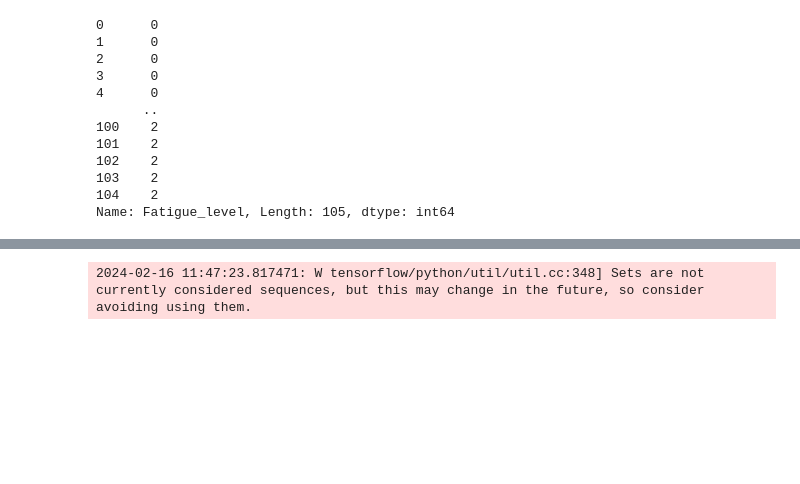
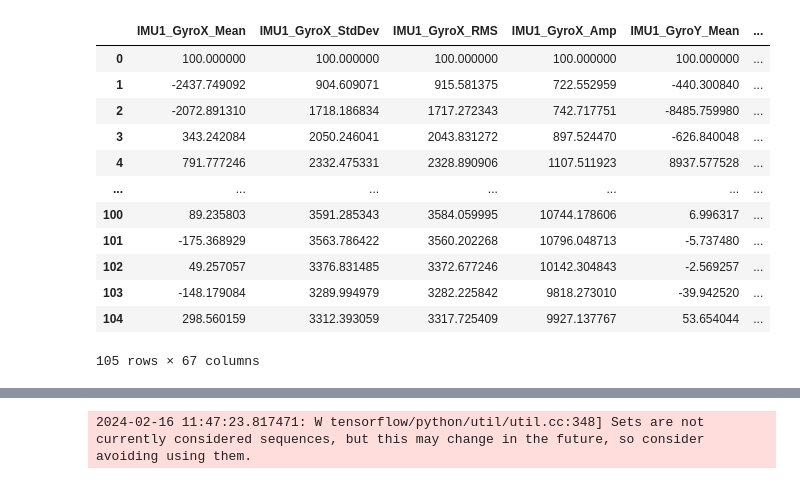
Before and after one commit to shinmohuang/FurtherResearch, a Jupyter notebook: Experiments/Exoskeleton/SepcificParticipant/training.ipynb, the cells around one changed output, grey strips where cells are left out. Drawn from its saved outputs; the diff is of its cells as text; code cells hidden in the pictures; blank space fills up the shorter version.

```diff
--- a/Experiments/Exoskeleton/SepcificParticipant/training.ipynb
+++ b/Experiments/Exoskeleton/SepcificParticipant/training.ipynb
@@ -104,23 +104,24 @@ coreClock: 1.65GHz coreCount: 34 deviceMemorySize: 7.78GiB deviceMemoryBandwidth
 # %%
 # Load your dataset
 dataset = pd.read_csv('../../../Dataset/Exoskeleton/Specific/Subject_12.csv')  # Replace with your dataset path
 dataset.iloc[:, -1] = dataset.iloc[:, -1] - 1
 X = dataset.iloc[:, :-2]  # Features
 y = dataset.iloc[:, -2]-1 # Target
-y
+X
 # %% [output]
+|  | IMU1_GyroX_Mean | IMU1_GyroX_StdDev | IMU1_GyroX_RMS | IMU1_GyroX_Amp | IMU1_GyroY_Mean | ... |
+| 0 | 100.000000 | 100.000000 | 100.000000 | 100.000000 | 100.000000 | ... |
+| 1 | -2437.749092 | 904.609071 | 915.581375 | 722.552959 | -440.300840 | ... |
+| 2 | -2072.891310 | 1718.186834 | 1717.272343 | 742.717751 | -8485.759980 | ... |
+| 3 | 343.242084 | 2050.246041 | 2043.831272 | 897.524470 | -626.840048 | ... |
+| 4 | 791.777246 | 2332.475331 | 2328.890906 | 1107.511923 | 8937.577528 | ... |
+| ... | ... | ... | ... | ... | ... | ... |
+| 100 | 89.235803 | 3591.285343 | 3584.059995 | 10744.178606 | 6.996317 | ... |
+| 101 | -175.368929 | 3563.786422 | 3560.202268 | 10796.048713 | -5.737480 | ... |
+| 102 | 49.257057 | 3376.831485 | 3372.677246 | 10142.304843 | -2.569257 | ... |
+| 103 | -148.179084 | 3289.994979 | 3282.225842 | 9818.273010 | -39.942520 | ... |
+| 104 | 298.560159 | 3312.393059 | 3317.725409 | 9927.137767 | 53.654044 | ... |
-0      0
-1      0
-2      0
-3      0
-4      0
-      ..
-100    2
-101    2
-102    2
-103    2
-104    2
-Name: Fatigue_level, Length: 105, dtype: int64
+105 rows × 67 columns
 # %%
 
 # Normalize the features
```
Also changed, not shown: parts of 8 cells of this notebook, 45 other files.
